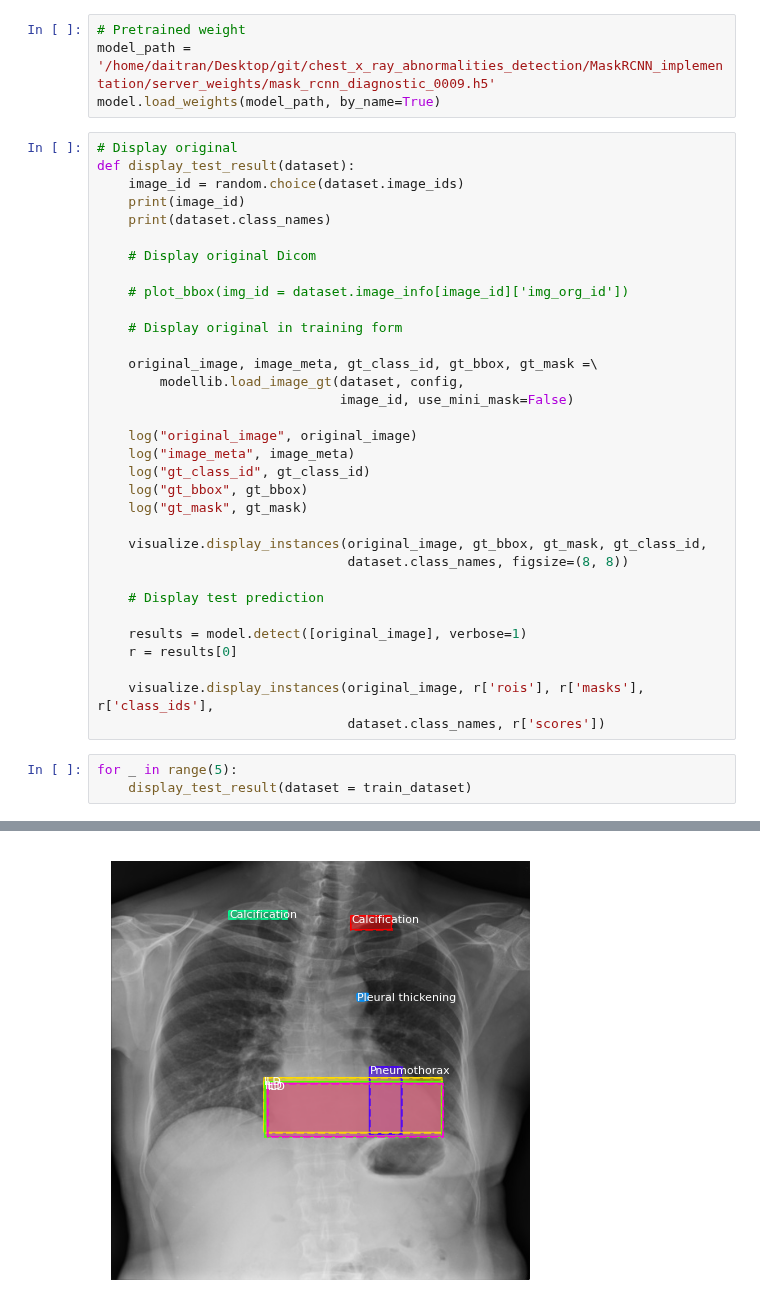
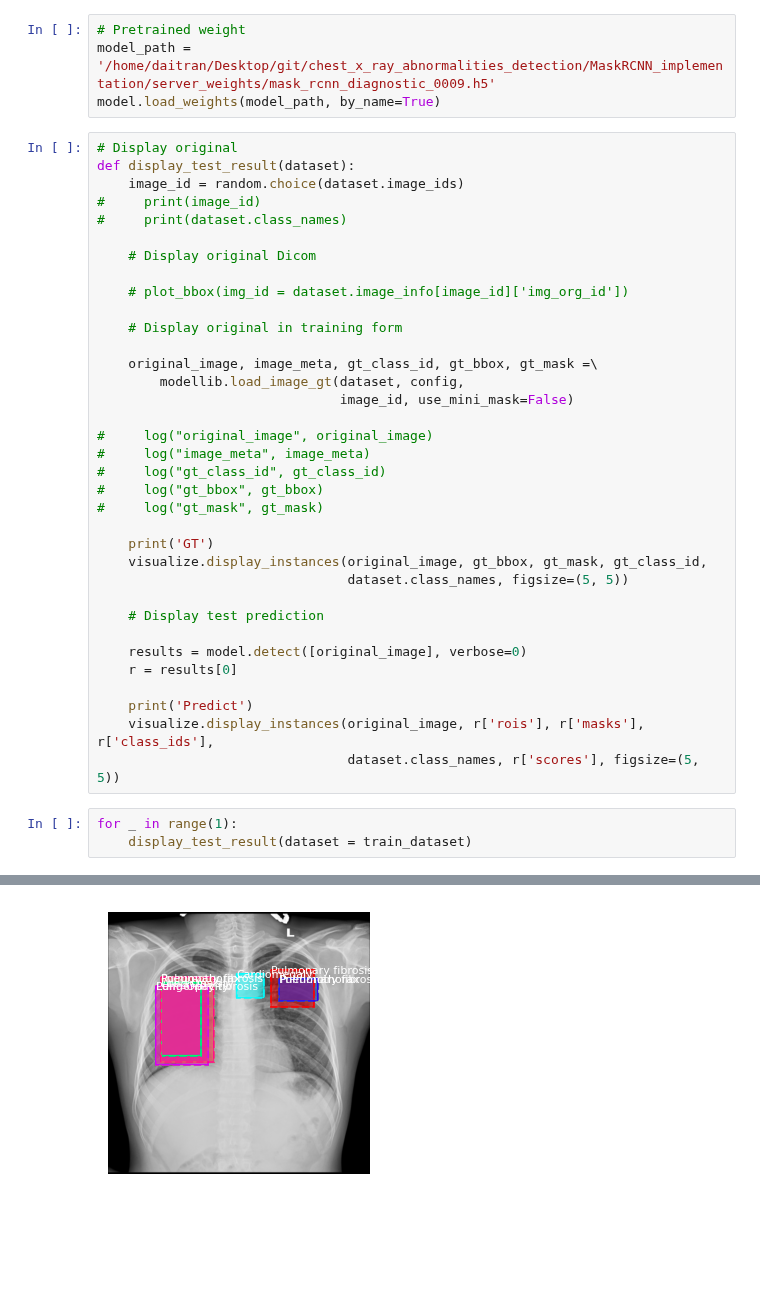
Before and after one commit to daitranskku/chest_x_ray_abnormalities_detection, a Jupyter notebook: MaskRCNN_implementation/model_evaluation.ipynb, the cells around one changed output, grey strips where cells are left out. Drawn from its saved outputs; the diff is of its cells as text; blank space fills up the shorter version.

Commit message:
Update model evaluation

```diff
--- a/MaskRCNN_implementation/model_evaluation.ipynb
+++ b/MaskRCNN_implementation/model_evaluation.ipynb
@@ -194,8 +194,8 @@ model.load_weights(model_path, by_name=True)
 # Display original
 def display_test_result(dataset):
     image_id = random.choice(dataset.image_ids)
-    print(image_id)
-    print(dataset.class_names)
+#     print(image_id)
+#     print(dataset.class_names)
 
     # Display original Dicom
 
@@ -207,23 +207,25 @@ def display_test_result(dataset):
         modellib.load_image_gt(dataset, config,
                                image_id, use_mini_mask=False)
 
-    log("original_image", original_image)
-    log("image_meta", image_meta)
-    log("gt_class_id", gt_class_id)
-    log("gt_bbox", gt_bbox)
-    log("gt_mask", gt_mask)
+#     log("original_image", original_image)
+#     log("image_meta", image_meta)
+#     log("gt_class_id", gt_class_id)
+#     log("gt_bbox", gt_bbox)
+#     log("gt_mask", gt_mask)
 
+    print('GT')
     visualize.display_instances(original_image, gt_bbox, gt_mask, gt_class_id,
-                                dataset.class_names, figsize=(8, 8))
+                                dataset.class_names, figsize=(5, 5))
 
     # Display test prediction
 
-    results = model.detect([original_image], verbose=1)
+    results = model.detect([original_image], verbose=0)
     r = results[0]
 
+    print('Predict')
     visualize.display_instances(original_image, r['rois'], r['masks'], r['class_ids'],
-                                dataset.class_names, r['scores'])
+                                dataset.class_names, r['scores'], figsize=(5, 5))
 # %%
-for _ in range(5):
+for _ in range(1):
     display_test_result(dataset = train_dataset)
 # %% [output]
@@ -237 +233 @@ gt_mask                  shape: (512, 512, 7)         min:    0.00000  max:    1
-[figure, old version]
+[figure, new version]
```
Also changed, not shown: parts of 4 cells of this notebook.
